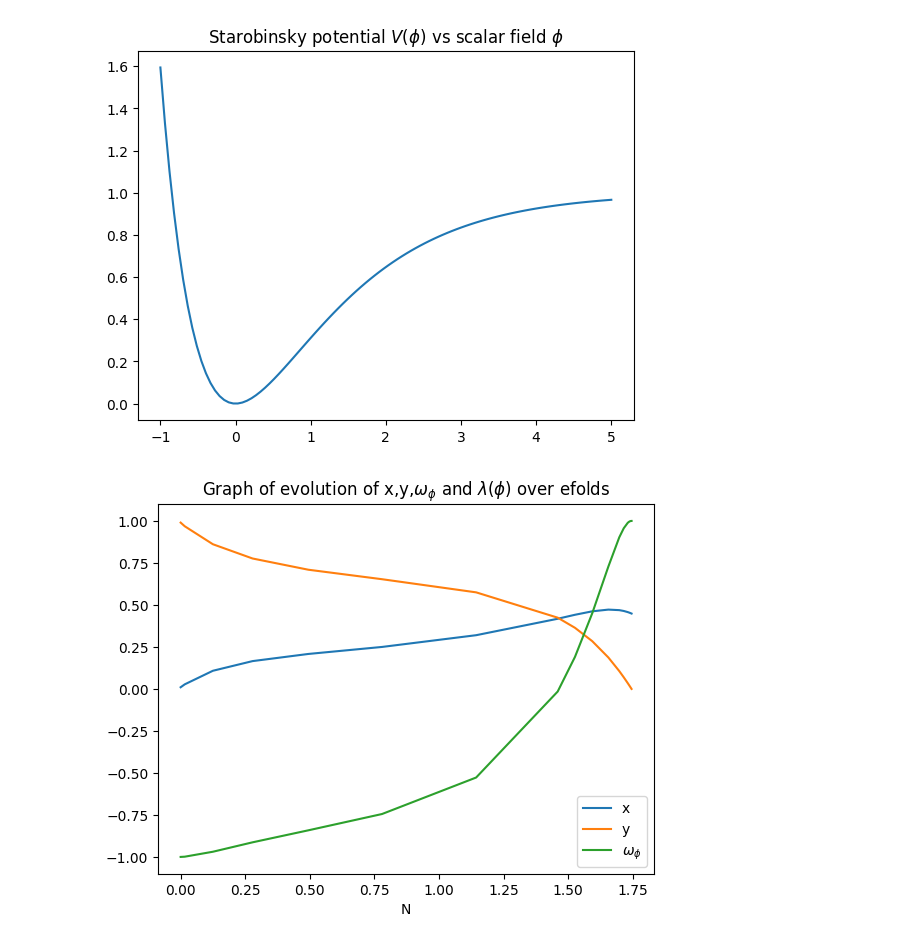
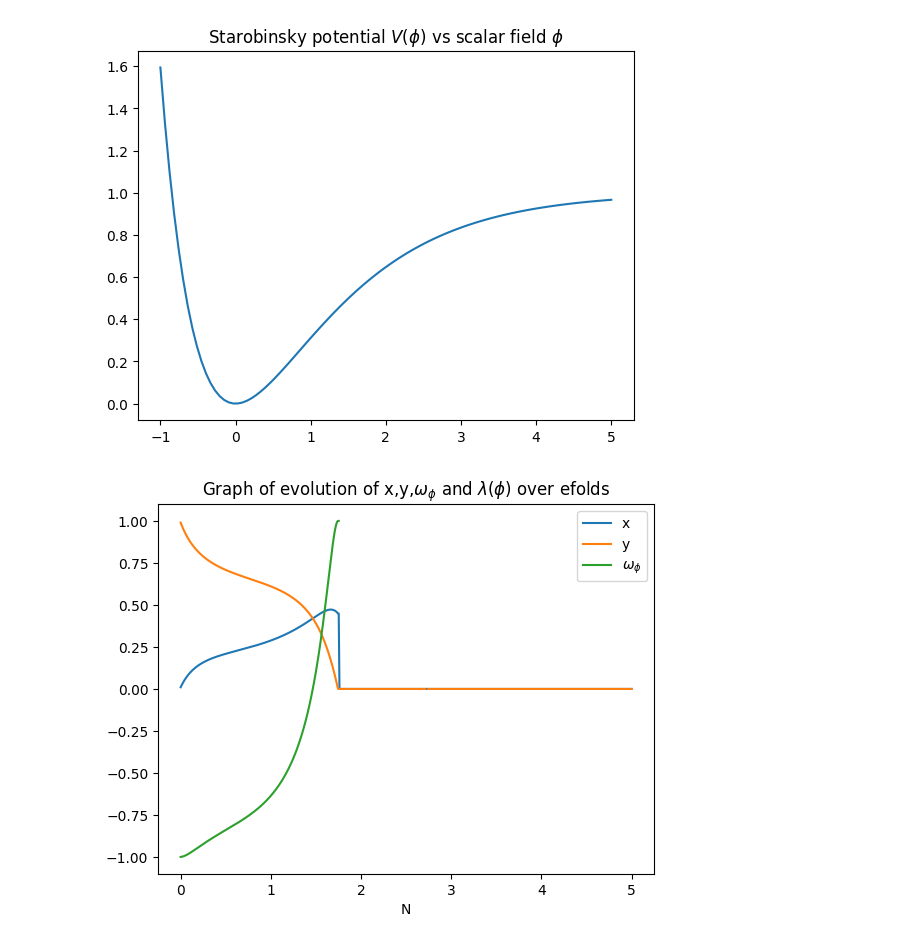
Before and after one commit to up2107120/Dynamical-systems-of-DE, a Jupyter notebook: test_code.ipynb, the cells around one changed output. Cells and saved outputs as stored; diff of their text form; code cells hidden in the pictures.

Commit message:
change IVP to odeint

```diff
--- a/test_code.ipynb
+++ b/test_code.ipynb
@@ -44,39 +45,42 @@ wb = 0  # dust
 def Gamma(lam):
     return 1-0.5*((lam+2*np.sqrt(2/3))/lam)  #1.0 - 0.5*((lam + 1.63299316185545)/lam)
                                              #1-0.5*((lam+2*np.sqrt(2/3))/lam)
-def system(N, X):
+def system(X,N):
     x, y, lam = X
 
     dx = (-3*x
           + np.sqrt(3/2)*lam*y**2
           + 1.5*x*((1-wb)*(x**2-y**2)
           + (1+wb)*(1-x**2-y**2)))  #shows how the kinetic energy density fraction grows over e folds
 
     dy = (-np.sqrt(3/2)*x*y*lam
           + 1.5*y*((1-wb)*(x**2-y**2)
           + (1+wb)*(1-x**2-y**2)))  #shows how the potential energy density fraction grows over e folds
 
     dlam = -np.sqrt(6)*x*lam**2*(Gamma(lam)-1)  #shows the potnetial gradient change over e folds
 
     return [dx, dy, dlam]
 
 # Initial conditions
 X0 = [0.01, 0.99, 1]  #initial conditions for inflation, at inflation x<<y and y approaches 1, potential dominated.
-N_span = (0, 60)# inflation started approx 60 efolds ago
+N_span = np.linspace(0, 5, 600)# inflation started approx 60 efolds ago
 #   early time inflation slow roll [0.01, 0.99, 0.01-1], wb=0, N=0-5
 #   early time post inflation radiation dom time [0.05, 0.95, 1-3], wb=1/3, N=0-5
 #   late time tracking [0.1, 0.1, 1-5], wb=0, N=0-60 or 100
 #   late time tracking and scaling and DE [0.01, 0.01, 0.5] lambda dominated universe, wb = -1, N=0-60 or 100
 
-sol = solve_ivp(system, N_span, X0, dense_output=True)
-w = ((sol.y[0])**2-(sol.y[1])**2)/((sol.y[0])**2+(sol.y[1])**2)
-plt.plot(sol.t, sol.y[0], label='x')
-plt.plot(sol.t, sol.y[1], label='y')
-#plt.plot(sol.t, sol.y[2], label='$\lambda$')
-plt.plot(sol.t, w, label='$\omega_\phi$')
+sol = odeint(system, X0, N_span)
+x = sol[:,0]
+y = sol[:,1]
+lam = sol[:,2]
+w = (x**2 - y**2) / (x**2 + y**2)
+plt.plot(N_span,x, label='x')
+plt.plot(N_span, y, label='y')
+#plt.plot(N_span, lam, label='$\lambda$')
+plt.plot(N_span, w, label='$\omega_\phi$')
 plt.title(rf"Graph of evolution of x,y,$\omega_\phi$ and $\lambda(\phi)$ over efolds")
 plt.legend()
 plt.xlabel("N")
 plt.show()
 # %% [output]
-[figure, old version]
+[figure, new version]
```
Also changed, not shown: parts of 2 cells of this notebook.
